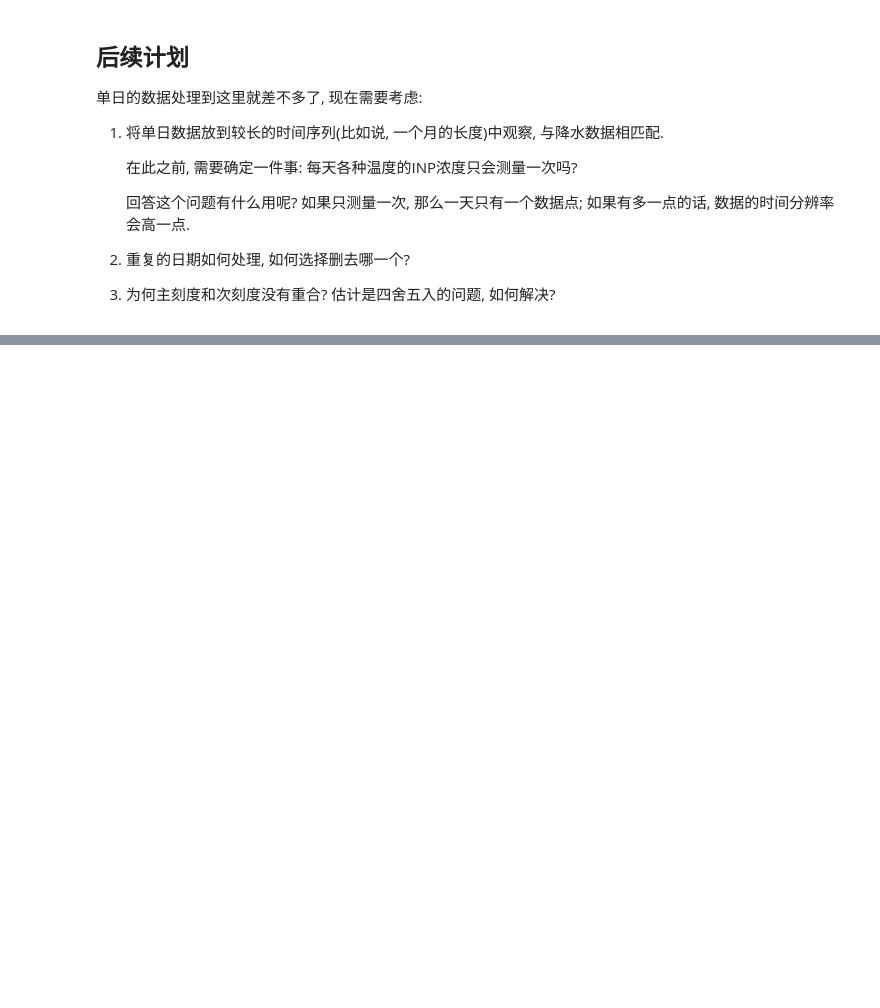
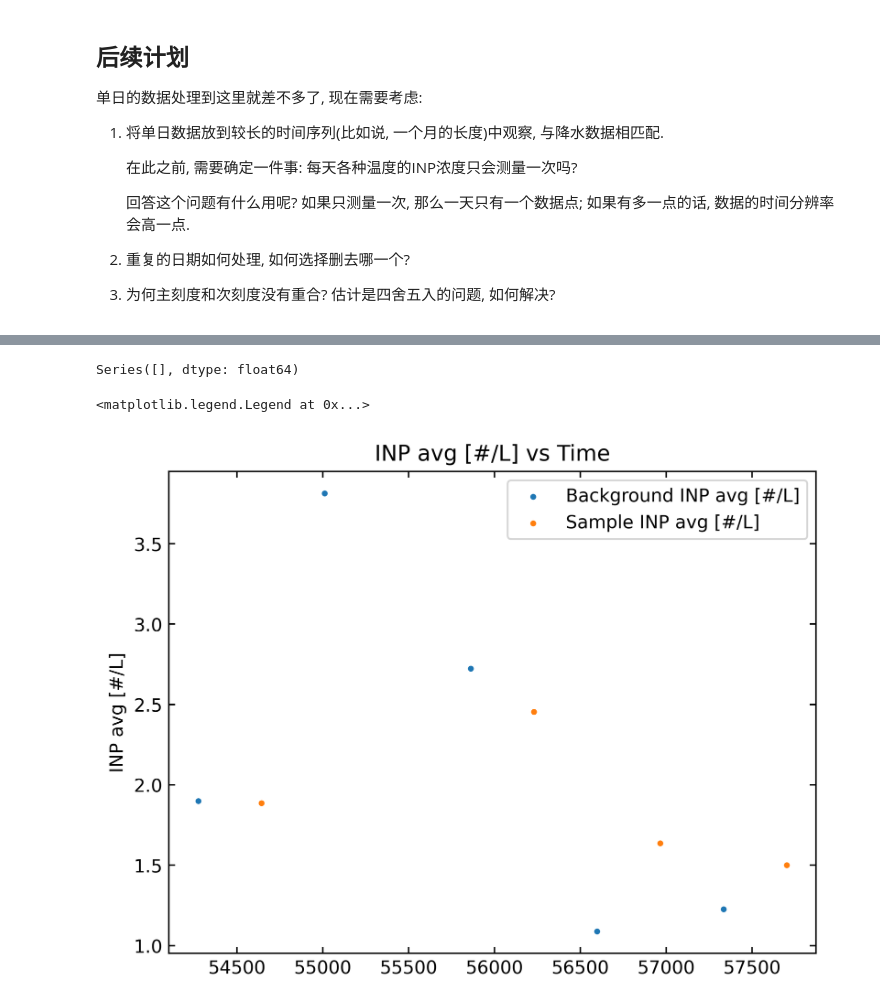
Before and after one commit to ReedFu/master0_2025, a Jupyter notebook: Lanzhou_cfdc/N_inp single day TEST.ipynb, the cells around one changed output, grey strips where cells are left out. Drawn from its saved outputs; the diff is of its cells as text; code cells hidden in the pictures; blank space fills up the shorter version.

```diff
--- a/Lanzhou_cfdc/N_inp single day TEST.ipynb
+++ b/Lanzhou_cfdc/N_inp single day TEST.ipynb
@@ -575,0 +648,50 @@ Mean Net INP avg [#/L] at -15°C: -0.4292262879447868
+# %%
+sam = pd.Series(dtype=float)
+bac = pd.Series(dtype=float)
+compute_net(sam, bac)
+# %% [output]
+Series([], dtype: float64)
+# %%
+# 整合画出一天INP浓度的时间序列
+
+import pandas as pd
+import numpy as np
+import matplotlib.pyplot as plt
+import matplotlib.dates as mdates
+
+#一天数据集处理
+data = pd.read_csv(r"D:\Coding\Data\Lanzhou_cfdc\data_20250101T101850.csv")
+data = data.dropna(subset=['Lamina Average T [C]'])
+
+#根据文件名确定当天日期
+base_date = pd.to_datetime("2025-01-01")
+dt = base_date + pd.to_timedelta(data['Time'], unit='s')
+
+#x = dt
+x = data['Time']
+diff = data['Lamina Average T [C]'] - data['Lamina T Set [C]']
+background_toggle = data['Background INP avg [#/L] Toggle']
+sample_toggle = data['Sample INP avg [#/L] Toggle']
+y1 = data['Background INP avg [#/L]'][background_toggle==True][data['Lamina T Set [C]']==-15.0].reindex(x.index, fill_value=np.nan)
+y2 = data['Sample INP avg [#/L]'][sample_toggle==True][data['Lamina T Set [C]']==-15.0].reindex(x.index, fill_value=np.nan)
+
+y1_last = y1[y1.notna() & y1.shift(-1).isna()].reindex(x.index, fill_value=np.nan)
+y2_last = y2[y2.notna() & y2.shift(-1).isna()].reindex(x.index, fill_value=np.nan)
+fig = plt.figure(dpi=500)
+ax = fig.add_subplot(111)
+
+ax.scatter(x, y1_last, label='Background INP avg [#/L]', s=5)
+ax.scatter(x, y2_last, label='Sample INP avg [#/L]', s=5)
+#ax.plot(x, data['Lamina T Set [C]'], label='Lamina Average T [C]', color='green', alpha=0.5)
+
+#ax.xaxis.set_major_locator(mdates.HourLocator(interval=1)) # 每小时一个主刻度
+#ax.xaxis.set_minor_locator(mdates.MinuteLocator(interval=10)) # 每10分钟一个次刻度
+#ax.xaxis.set_major_formatter(mdates.DateFormatter("%Y.%m.%d %H:%M"))
+#plt.gcf().autofmt_xdate()# 自动旋转日期标记
+ax.set_ylabel('INP avg [#/L]')
+ax.tick_params(which='both', top=True, bottom=True, left=True, right=True, direction='in')
+ax.set_title('INP avg [#/L] vs Time')
+ax.legend()
+# %% [output]
+<matplotlib.legend.Legend at 0x...>
+[figure, added]
```
Also changed, not shown: parts of 8 cells of this notebook, 1 other file.
